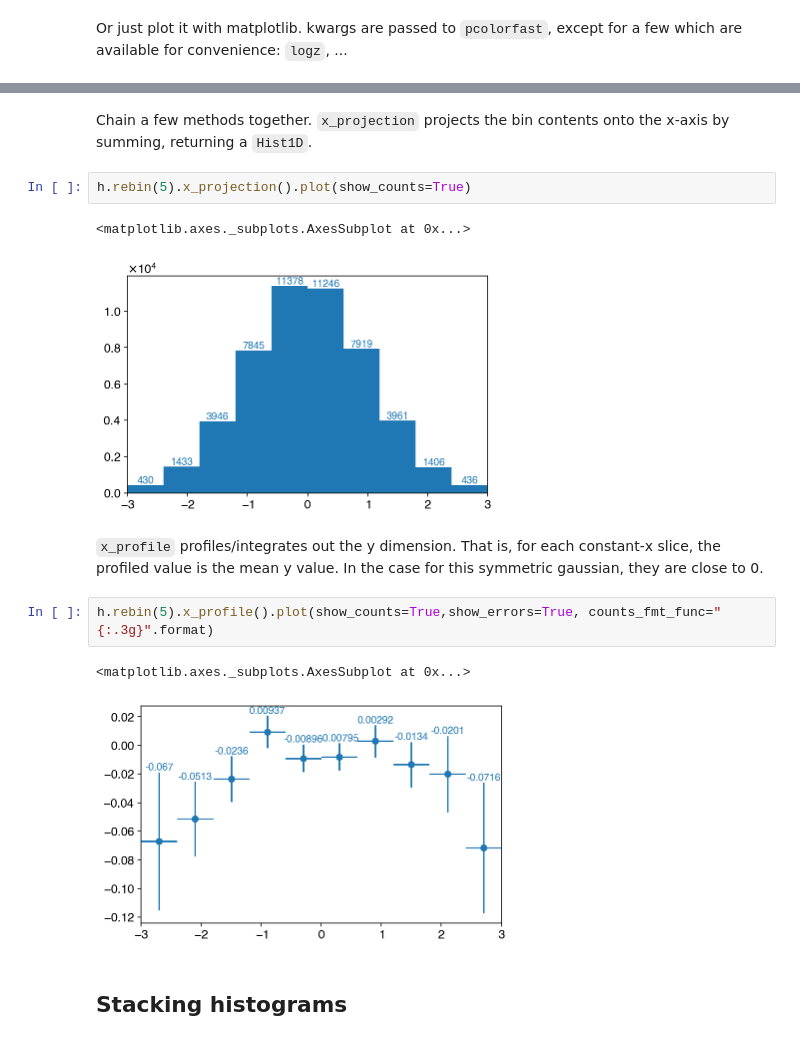
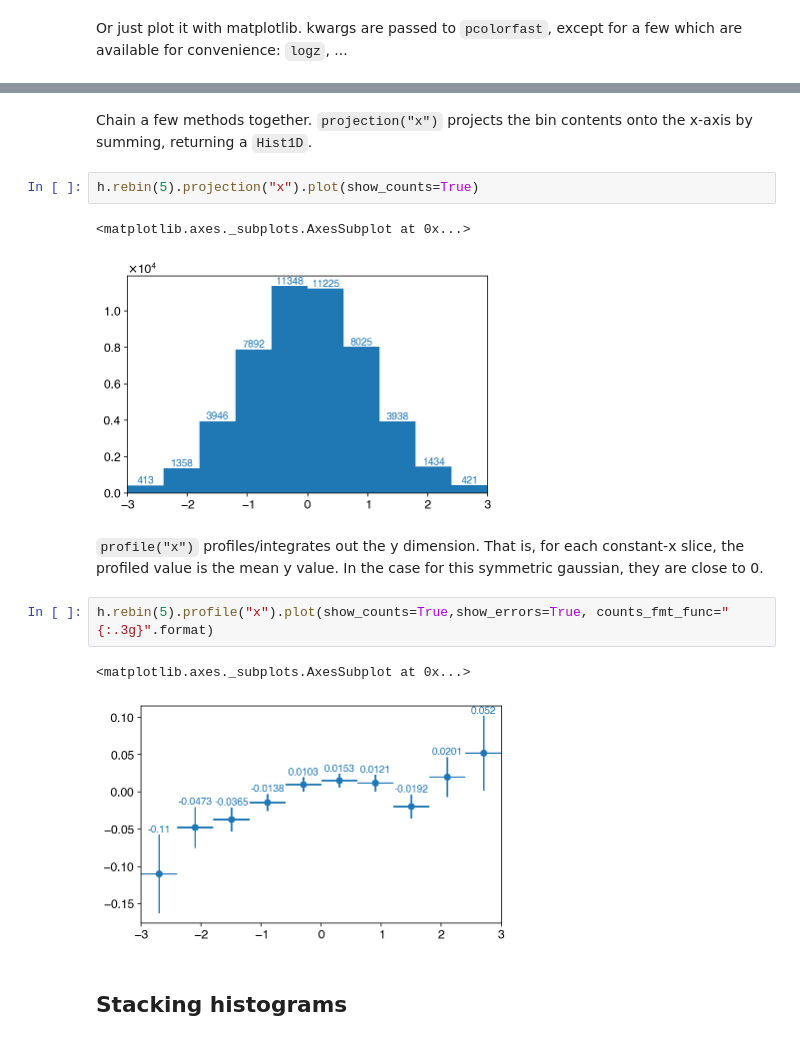
Before and after one commit to aminnj/yahist, a Jupyter notebook: examples/basic.ipynb, the cells around one changed output, grey strips where cells are left out. Drawn from its saved outputs; the diff is of its cells as text.

Commit message:
fix bug with projection

```diff
--- a/examples/basic.ipynb
+++ b/examples/basic.ipynb
@@ -158,17 +158,17 @@ h.plot(ax=ax2, cmap="binary", logz=True)
 # %% [markdown]
-Chain a few methods together. `x_projection` projects the bin contents onto the x-axis by summing, returning a `Hist1D`.
+Chain a few methods together. `projection("x")` projects the bin contents onto the x-axis by summing, returning a `Hist1D`.
 # %%
-h.rebin(5).x_projection().plot(show_counts=True)
+h.rebin(5).projection("x").plot(show_counts=True)
 # %% [output]
 <matplotlib.axes._subplots.AxesSubplot at 0x...>
-[figure, old version]
+[figure, new version]
 # %% [markdown]
-`x_profile` profiles/integrates out the y dimension. That is, for each constant-x slice, the profiled value is the mean y value. In the case for this symmetric gaussian, they are close to 0.
+`profile("x")` profiles/integrates out the y dimension. That is, for each constant-x slice, the profiled value is the mean y value. In the case for this symmetric gaussian, they are close to 0.
 # %%
-h.rebin(5).x_profile().plot(show_counts=True,show_errors=True, counts_fmt_func="{:.3g}".format)
+h.rebin(5).profile("x").plot(show_counts=True,show_errors=True, counts_fmt_func="{:.3g}".format)
 # %% [output]
 <matplotlib.axes._subplots.AxesSubplot at 0x...>
-[figure, old version]
+[figure, new version]
 # %% [markdown]
 ## Stacking histograms
 # %% [markdown]
```
Also changed, not shown: parts of 20 cells of this notebook, 1 other file.
